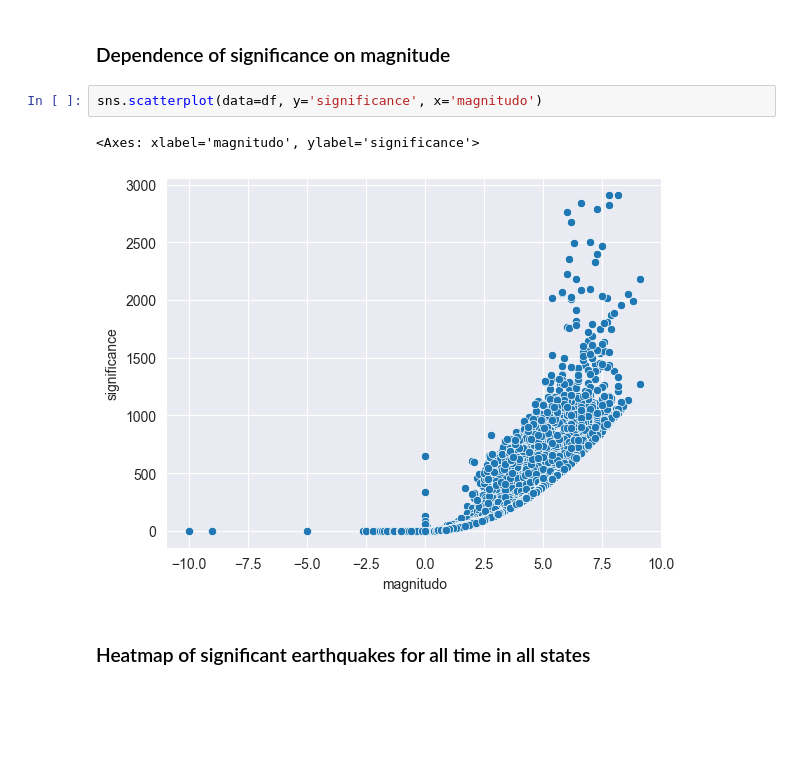
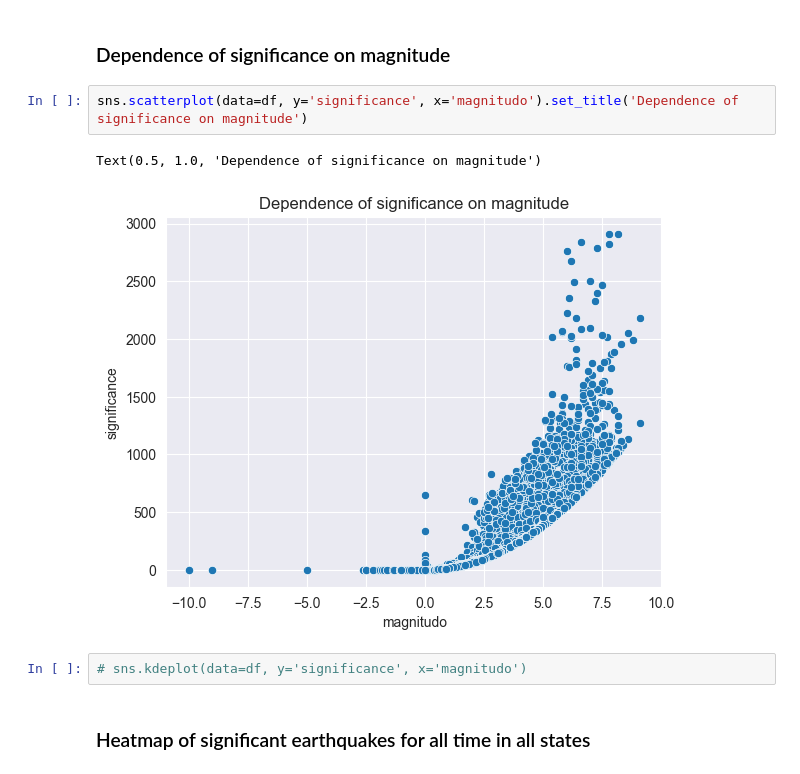
Before and after one commit to DenisIndenbom/DSBA-analytical-project, a Jupyter notebook: project.ipynb, the cells around one changed output. Cells and saved outputs as stored; diff of their text form; blank space fills up the shorter version.

```diff
--- a/project.ipynb
+++ b/project.ipynb
@@ -211,10 +218,12 @@ df['depth'].plot(kind='hist', bins=np.arange(0., df['depth'].max(), 50), log=Tru
 # %% [markdown]
 ### Dependence of significance on magnitude
 # %%
-sns.scatterplot(data=df, y='significance', x='magnitudo')
+sns.scatterplot(data=df, y='significance', x='magnitudo').set_title('Dependence of significance on magnitude')
 # %% [output]
-<Axes: xlabel='magnitudo', ylabel='significance'>
+Text(0.5, 1.0, 'Dependence of significance on magnitude')
-[figure, old version]
+[figure, new version]
+# %%
+# sns.kdeplot(data=df, y='significance', x='magnitudo')
 # %% [markdown]
 ### Heatmap of significant earthquakes for all time in all states
 # %%
```
Also changed, not shown: parts of 13 cells of this notebook.
